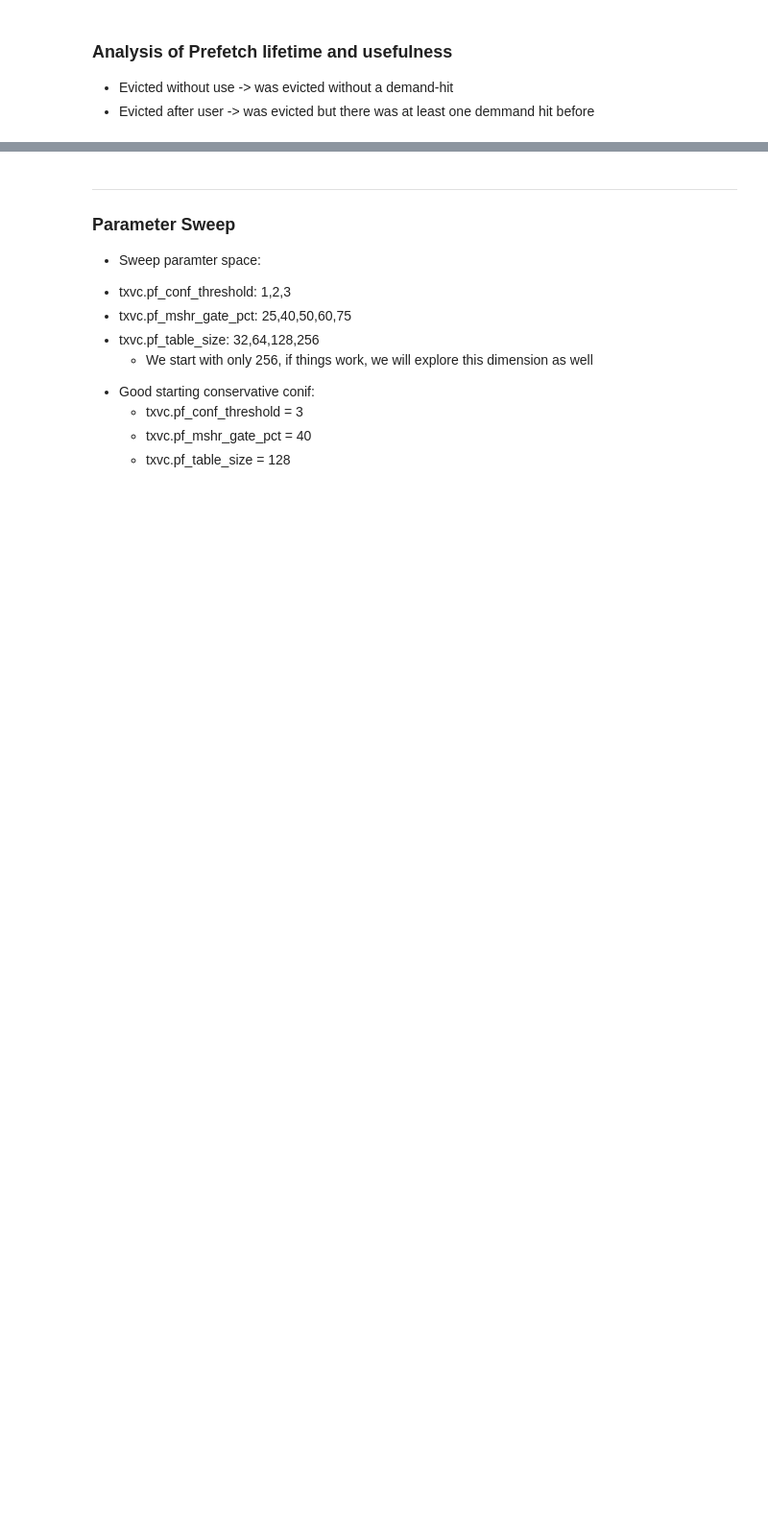
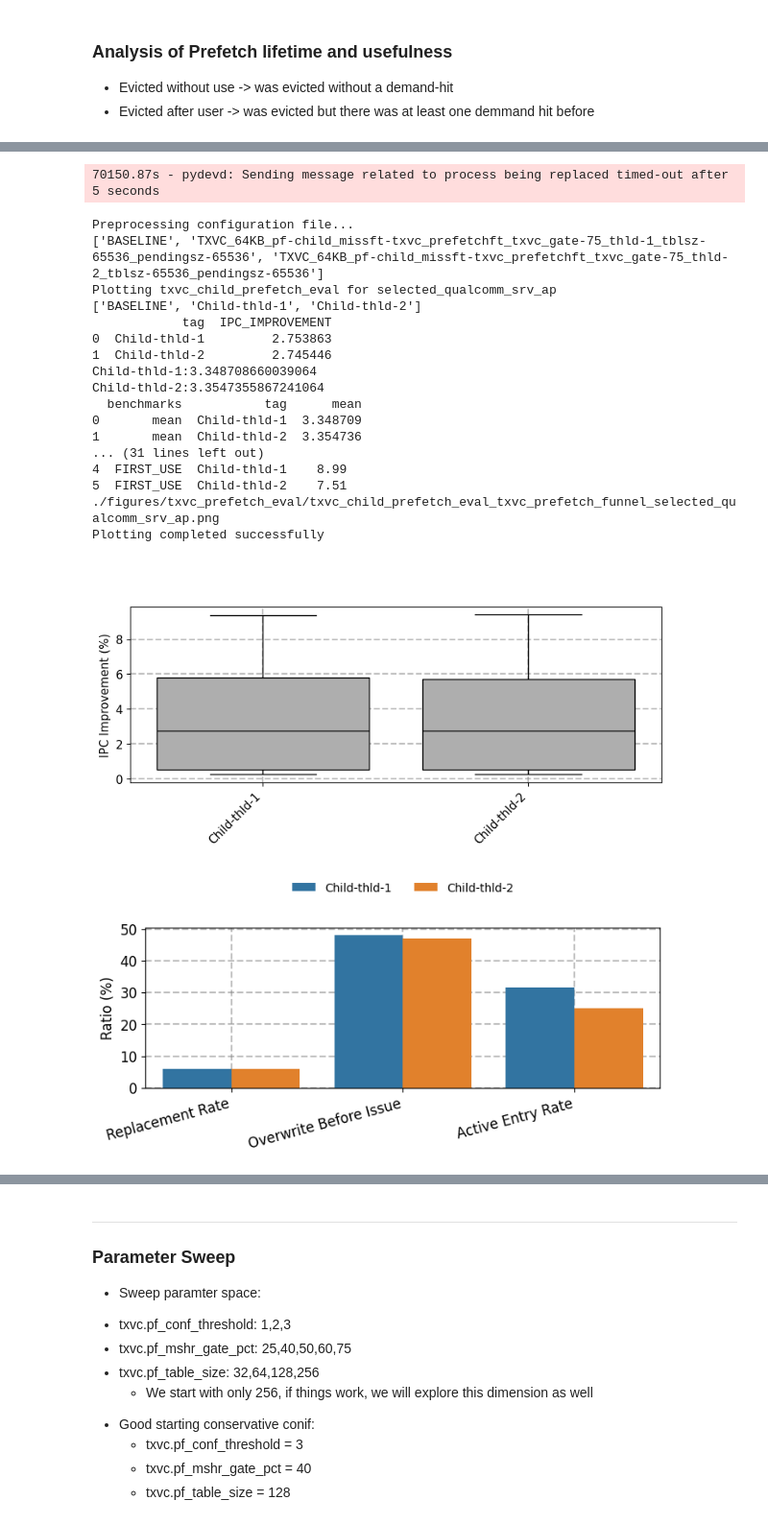
Before and after one commit to dchasap/itp_asplos25_AE, a Jupyter notebook: notebooks/txvc_prefetcher.ipynb, the cells around one changed output, grey strips where cells are left out. Shown at 96% size. Saved outputs shown, nothing was run; the diff lists cells and outputs as text; code cells hidden in the pictures; blank space fills up the shorter version.

```diff
--- a/notebooks/txvc_prefetcher.ipynb
+++ b/notebooks/txvc_prefetcher.ipynb
@@ -293,0 +283,39 @@ Plotting completed successfully
+# %%
+!./scripts/manage_experiment.py --config exp_conf/txvc_child_prefetch_eval.ini --plot
+
+from IPython.display import Image, display
+display(Image("./figures/txvc_prefetch_eval/txvc_child_prefetch_eval_ipc_selected_qualcomm_srv_ap.png",
+width=600, height=600))
+
+from IPython.display import Image, display
+display(Image("./figures/txvc_prefetch_eval/txvc_child_prefetch_eval_txvc_prefetcher_survivability_selected_qualcomm_srv_ap.png",
+width=600, height=600))
+
+from IPython.display import Image, display
+display(Image("./figures/txvc_prefetch_eval/txvc_child_prefetch_eval_txvc_prefetch_failure_split_selected_qualcomm_srv_ap.png",
+width=600, height=600))
+
+from IPython.display import Image, display
+display(Image("./figures/txvc_prefetch_eval/txvc_child_prefetch_eval_txvc_prefetch_funnel_selected_qualcomm_srv_ap.png",
+width=600, height=600))
+# %% [output]
+70150.87s - pydevd: Sending message related to process being replaced timed-out after 5 seconds
+Preprocessing configuration file...
+['BASELINE', 'TXVC_64KB_pf-child_missft-txvc_prefetchft_txvc_gate-75_thld-1_tblsz-65536_pendingsz-65536', 'TXVC_64KB_pf-child_missft-txvc_prefetchft_txvc_gate-75_thld-2_tblsz-65536_pendingsz-65536']
+Plotting txvc_child_prefetch_eval for selected_qualcomm_srv_ap
+['BASELINE', 'Child-thld-1', 'Child-thld-2']
+            tag  IPC_IMPROVEMENT
+0  Child-thld-1         2.753863
+1  Child-thld-2         2.745446
+Child-thld-1:3.348708660039064
+Child-thld-2:3.3547355867241064
+  benchmarks           tag      mean
+0       mean  Child-thld-1  3.348709
+1       mean  Child-thld-2  3.354736
+... (31 lines left out)
+4  FIRST_USE  Child-thld-1    8.99
+5  FIRST_USE  Child-thld-2    7.51
+./figures/txvc_prefetch_eval/txvc_child_prefetch_eval_txvc_prefetch_funnel_selected_qualcomm_srv_ap.png
+Plotting completed successfully
+[figure, added]
+[figure, added]
```
Also changed, not shown: parts of 19 cells of this notebook, 6 other files.
